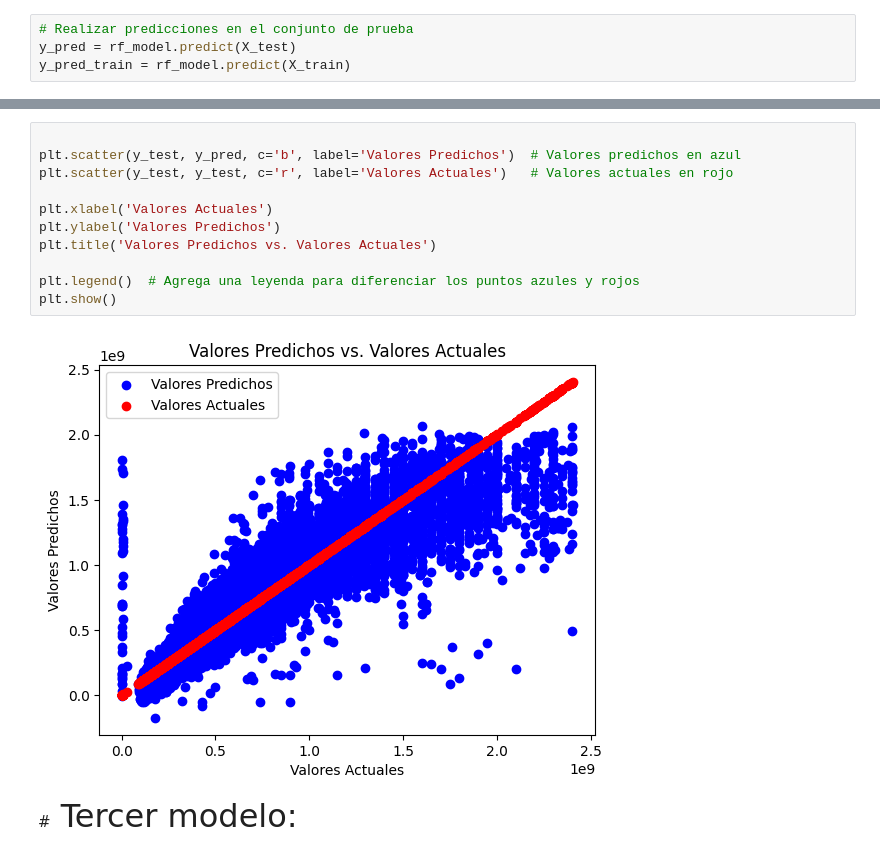
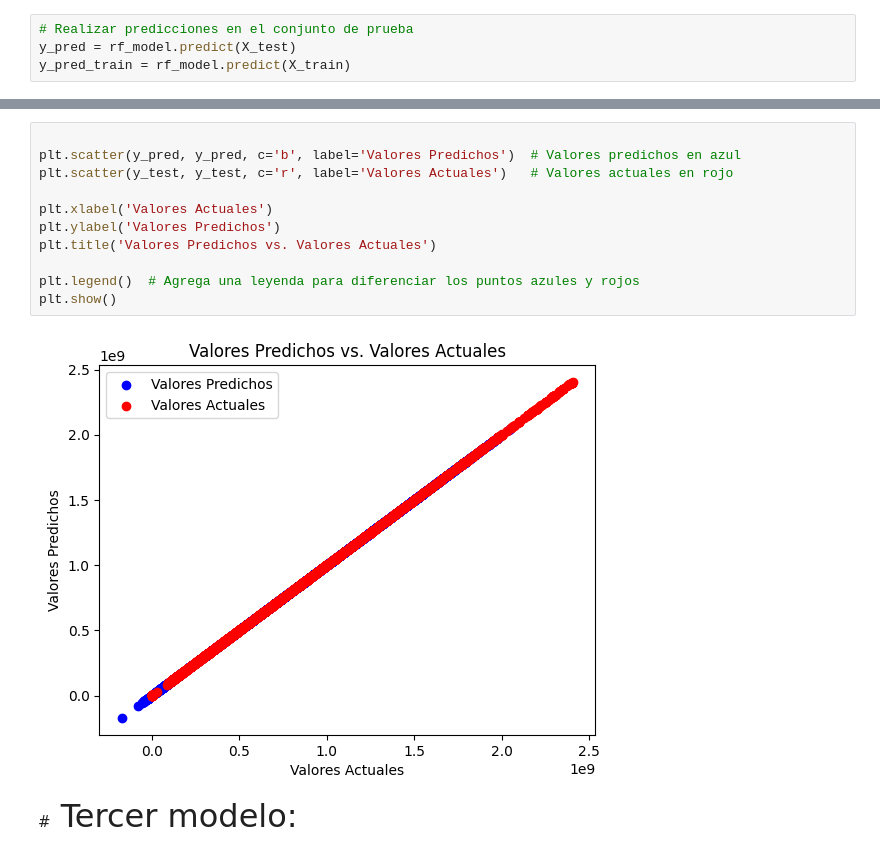
Before and after one commit to Sergio99778/bedu-ml-project, a Jupyter notebook: main_karen.ipynb, the cells around one changed output, grey strips where cells are left out. Saved outputs shown, nothing was run; the diff lists cells and outputs as text.

```diff
--- a/main_karen.ipynb
+++ b/main_karen.ipynb
@@ -492,16 +492,16 @@ R2 Score train 0.8009307549456864
 # %%
 
-plt.scatter(y_test, y_pred, c='b', label='Valores Predichos')  # Valores predichos en azul
+plt.scatter(y_pred, y_pred, c='b', label='Valores Predichos')  # Valores predichos en azul
 plt.scatter(y_test, y_test, c='r', label='Valores Actuales')   # Valores actuales en rojo
 
 plt.xlabel('Valores Actuales')
 plt.ylabel('Valores Predichos')
 plt.title('Valores Predichos vs. Valores Actuales')
 
 plt.legend()  # Agrega una leyenda para diferenciar los puntos azules y rojos
 plt.show()
 # %% [output]
-[figure, old version]
+[figure, new version]
 # %% [markdown]
 #<font color="#3D2FB2 " FACE="futura" size =6> Tercer modelo:
 # %%
```
Also changed, not shown: parts of 18 cells of this notebook.
